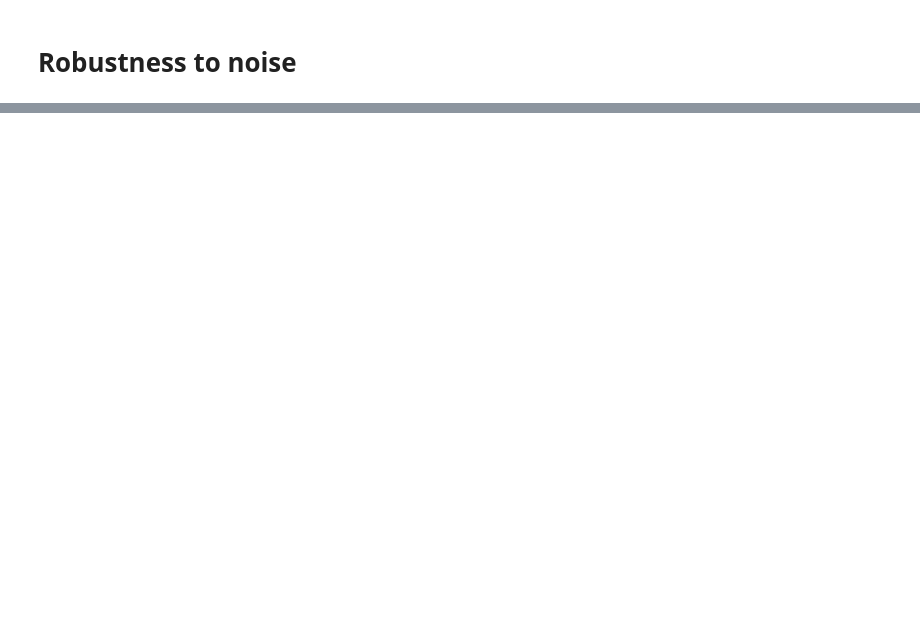
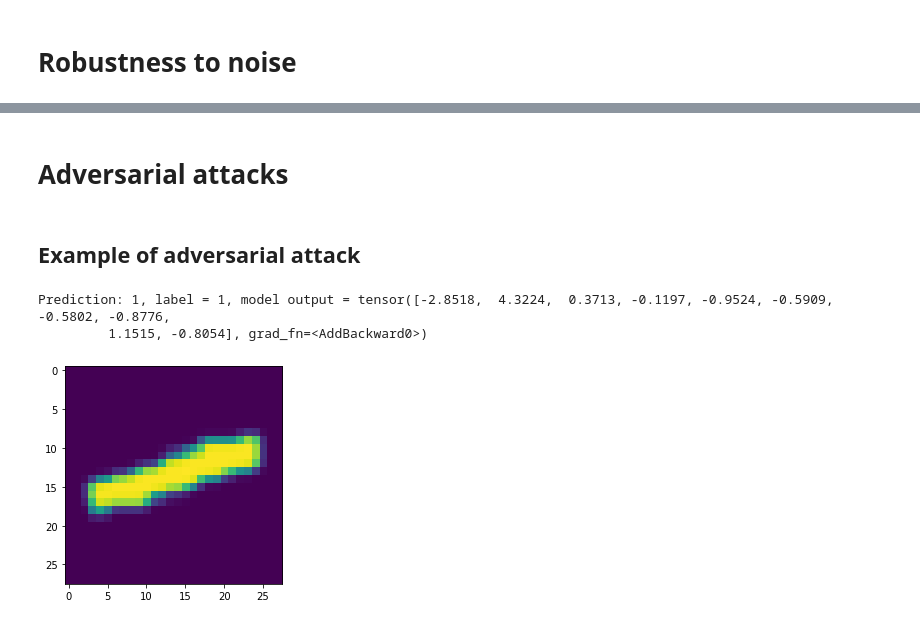
Before and after one commit to PashaIanko/RestrictedBolzmannMachine, a Jupyter notebook: Omniglot_learning.ipynb, the cells around one changed output, grey strips where cells are left out. Drawn from its saved outputs; the diff is of its cells as text; code cells hidden in the pictures; blank space fills up the shorter version.

Commit message:
Started adversarial attacks

```diff
--- a/Omniglot_learning.ipynb
+++ b/Omniglot_learning.ipynb
@@ -727,0 +712,2 @@ plot_noise_robustness_curves(levels)
+# %% [markdown]
+# Adversarial attacks
@@ -727,0 +730,16 @@ plot_noise_robustness_curves(levels)
+# %% [markdown]
+## Example of adversarial attack
+# %%
+idx = 150
+test_label = targets_test[idx]
+test_image = data_test[idx].reshape(1, 28, 28)
+_ = plt.imshow(test_image.reshape(28, 28))
+
+attacked_model = ffnn
+model_output = attacked_model(torch.flatten(test_image))
+pred = torch.argmax(model_output)
+print(f'Prediction: {pred}, label = {test_label}, model output = {model_output}')
+# %% [output]
+Prediction: 1, label = 1, model output = tensor([-2.8518,  4.3224,  0.3713, -0.1197, -0.9524, -0.5909, -0.5802, -0.8776,
+         1.1515, -0.8054], grad_fn=<AddBackward0>)
+[figure, added]
```
Also changed, not shown: parts of 16 cells of this notebook.
